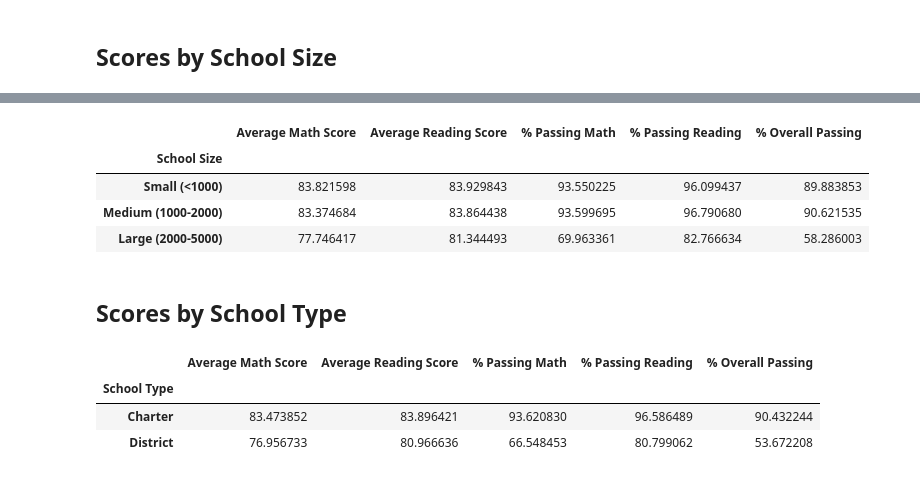
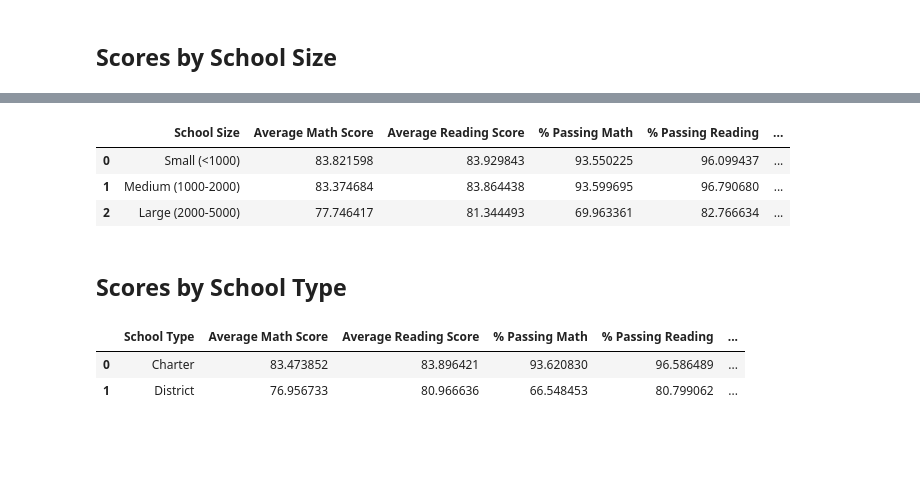
Before and after one commit to Y00lis/pandas-challenge, a Jupyter notebook: PyCitySchools_starter.ipynb, the cells around one changed output, grey strips where cells are left out. Drawn from its saved outputs; the diff is of its cells as text; code cells hidden in the pictures; blank space fills up the shorter version.

```diff
--- a/PyCitySchools_starter.ipynb
+++ b/PyCitySchools_starter.ipynb
@@ -107,4 +182,5 @@ per_school_reading =
 # %%
 # Calculate the number of students per school with math scores of 70 or higher
-students_passing_math =
-school_students_passing_math =
+students_passing_math = school_data_complete[school_data_complete['math_score'] >= 70]
+school_students_passing_math = students_passing_math.groupby('school_name')['Student ID'].count()
+students_passing_math
@@ -111,4 +201,5 @@ school_students_passing_math =
 # %%
 # Calculate the number of students per school with reading scores of 70 or higher
-students_passing_reading =
-school_students_passing_reading =
+students_passing_reading = school_data_complete[school_data_complete['reading_score'] >= 70]
+school_students_passing_reading = students_passing_reading.groupby('school_name')['Student ID'].count()
+students_passing_reading
@@ -130,11 +236,23 @@ NameError: name 'school_students_passing_math' is not defined
 # %%
+# Resources DataFrame stackoverflow & https://pandas.pydata.org/docs/reference/api/pandas.core.groupby.DataFrameGroupBy.first.html
 # Create a DataFrame called `per_school_summary` with columns for the calculations above.
-per_school_summary =
+school_types = school_data_complete.groupby('school_name')['type'].first()
+
+per_school_summary = pd.DataFrame({
+    "School Type": school_types,
+    "Total Students": per_school_counts,
+    "Total School Budget": per_school_budget,
+    "Per Student Budget": per_school_capita,
+    "Average Math Score": per_school_math,
+    "Average Reading Score": per_school_reading,
+    "% Passing Math": per_school_passing_math,
+    "% Passing Reading": per_school_passing_reading,
+    "% Overall Passing": overall_passing_rate
+})
 
 # Formatting
 per_school_summary["Total School Budget"] = per_school_summary["Total School Budget"].map("${:,.2f}".format)
 per_school_summary["Per Student Budget"] = per_school_summary["Per Student Budget"].map("${:,.2f}".format)
-
 # Display the DataFrame
 per_school_summary
 # %% [output]
@@ -309,6 +460,7 @@ labels = ["Small (<1000)", "Medium (1000-2000)", "Large (2000-5000)"]
 # Categorize the spending based on the bins
 # Use `pd.cut` on the "Total Students" column of the `per_school_summary` DataFrame.
 
-per_school_summary["School Size"] = pd.cut(per_school_summary["Total Students"], size_bins, labels=size_labels, include_lowest=True)
+per_school_summary["School Size"] = pd.cut(per_school_summary["Total Students"], size_bins, labels=labels, include_lowest=True)
+
 per_school_summary
 # %% [output]
@@ -323,16 +490,21 @@ size_overall_passing = per_school_summary.groupby(["School Size"])["% Overall Pa
 # %%
 # Create a DataFrame called `size_summary` that breaks down school performance based on school size (small, medium, or large).
 # Use the scores above to create a new DataFrame called `size_summary`
-size_summary =
+size_summary = per_school_summary.groupby("School Size").agg({
+    "Average Math Score": "mean",
+    "Average Reading Score": "mean",
+    "% Passing Math": "mean",
+    "% Passing Reading": "mean",
+    "% Overall Passing": "mean"
+}).reset_index()
 
 # Display results
 size_summary
 # %% [output]
-|  | Average Math Score | Average Reading Score | % Passing Math | % Passing Reading | % Overall Passing |
-| School Size |  |  |  |  |  |
-| Small (<1000) | 83.821598 | 83.929843 | 93.550225 | 96.099437 | 89.883853 |
-| Medium (1000-2000) | 83.374684 | 83.864438 | 93.599695 | 96.790680 | 90.621535 |
-| Large (2000-5000) | 77.746417 | 81.344493 | 69.963361 | 82.766634 | 58.286003 |
+|  | School Size | Average Math Score | Average Reading Score | % Passing Math | % Passing Reading | ... |
+| 0 | Small (<1000) | 83.821598 | 83.929843 | 93.550225 | 96.099437 | ... |
+| 1 | Medium (1000-2000) | 83.374684 | 83.864438 | 93.599695 | 96.790680 | ... |
+| 2 | Large (2000-5000) | 77.746417 | 81.344493 | 69.963361 | 82.766634 | ... |
 # %% [markdown]
 ## Scores by School Type
 # %%
@@ -344,12 +516,17 @@ average_percent_passing_reading_by_type = per_school_summary.groupby(["School Ty
 average_percent_overall_passing_by_type = per_school_summary.groupby(["School Type"])["% Overall Passing"].mean()
 # %%
 # Assemble the new data by type into a DataFrame called `type_summary`
-type_summary =
+type_summary = per_school_summary.groupby("School Type").agg({
+    "Average Math Score": "mean",
+    "Average Reading Score": "mean",
+    "% Passing Math": "mean",
+    "% Passing Reading": "mean",
+    "% Overall Passing": "mean"
+}).reset_index()
 
 # Display results
 type_summary
 # %% [output]
-|  | Average Math Score | Average Reading Score | % Passing Math | % Passing Reading | % Overall Passing |
-| School Type |  |  |  |  |  |
-| Charter | 83.473852 | 83.896421 | 93.620830 | 96.586489 | 90.432244 |
-| District | 76.956733 | 80.966636 | 66.548453 | 80.799062 | 53.672208 |
+|  | School Type | Average Math Score | Average Reading Score | % Passing Math | % Passing Reading | ... |
+| 0 | Charter | 83.473852 | 83.896421 | 93.620830 | 96.586489 | ... |
+| 1 | District | 76.956733 | 80.966636 | 66.548453 | 80.799062 | ... |
```
Also changed, not shown: parts of 28 cells of this notebook, 2 other files.
